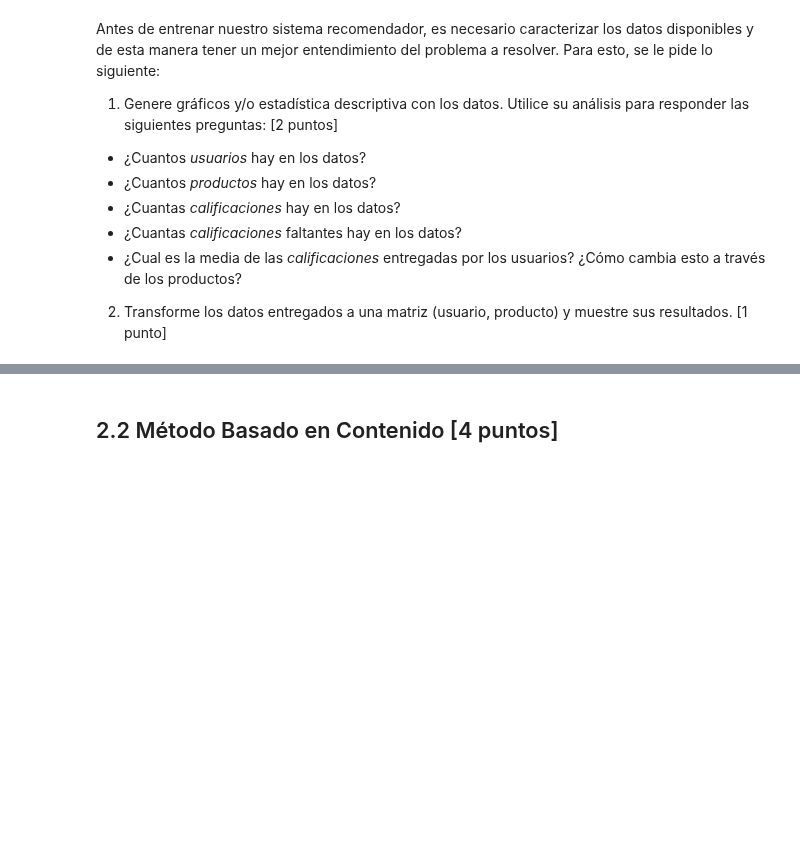
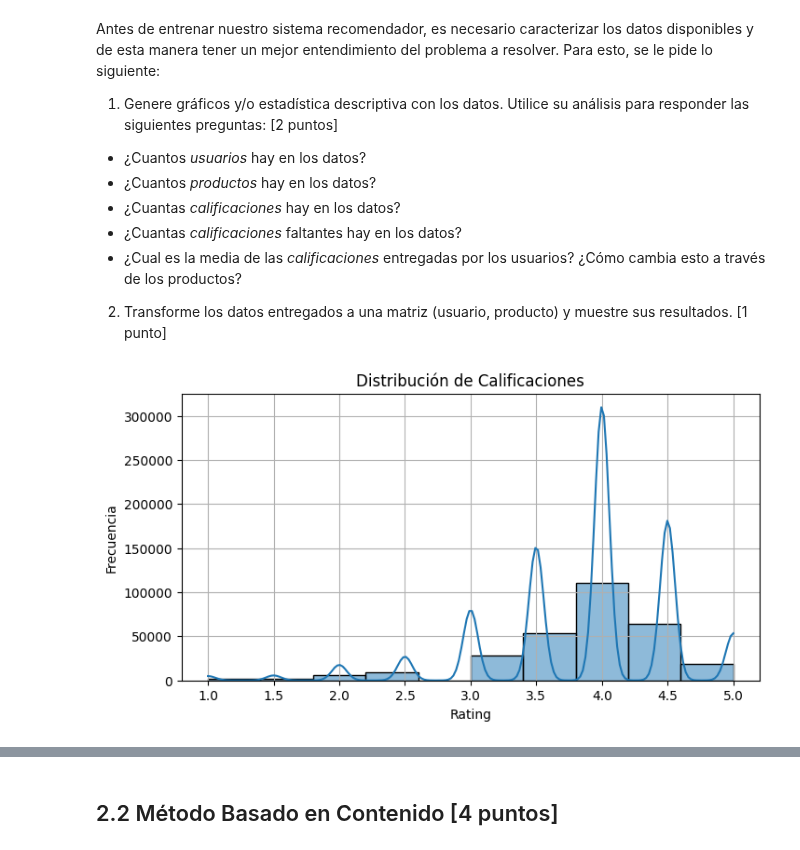
Before and after one commit to juansebm/MDS7202, a Jupyter notebook: Lab 10 - Forecasting y sistema de recomendación/Lab10_enunciado.ipynb, the cells around one changed output, grey strips where cells are left out. Cells and saved outputs as stored; diff of their text form; code cells hidden in the pictures; blank space fills up the shorter version.

```diff
--- a/Lab 10 - Forecasting y sistema de recomendación/Lab10_enunciado.ipynb
+++ b/Lab 10 - Forecasting y sistema de recomendación/Lab10_enunciado.ipynb
@@ -814,0 +844,5 @@ Cargue el dataset `cervezas.csv` y realice una breve exploración de los datos.
+# %%
+#CODIGO AQUI
+path_cervezas = "cervezas.csv"
+df_cervezas = pd.read_csv(path_cervezas)
+df_cervezas.head()
@@ -824,3 +865,13 @@ Antes de entrenar nuestro sistema recomendador, es necesario caracterizar los da
   - ¿Cuantas *calificaciones* faltantes hay en los datos?
   - ¿Cual es la media de las *calificaciones* entregadas por los usuarios? ¿Cómo cambia esto a través de los productos?
 2. Transforme los datos entregados a una matriz (usuario, producto) y muestre sus resultados. [1 punto]
+# %%
+plt.figure(figsize=(8, 4))
+sns.histplot(df_cervezas["rating"], bins=10, kde=True)
+plt.title("Distribución de Calificaciones")
+plt.xlabel("Rating")
+plt.ylabel("Frecuencia")
+plt.grid(True)
+plt.show()
+# %% [output]
+[figure, added]
```
Also changed, not shown: parts of 27 cells of this notebook, 9 other files.
